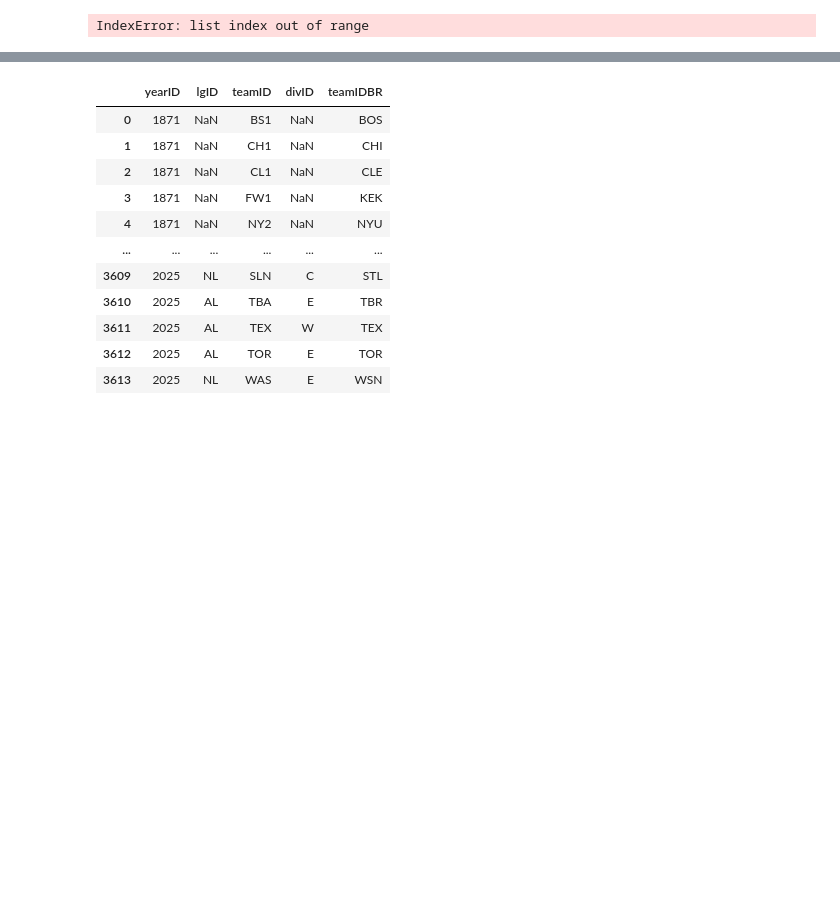
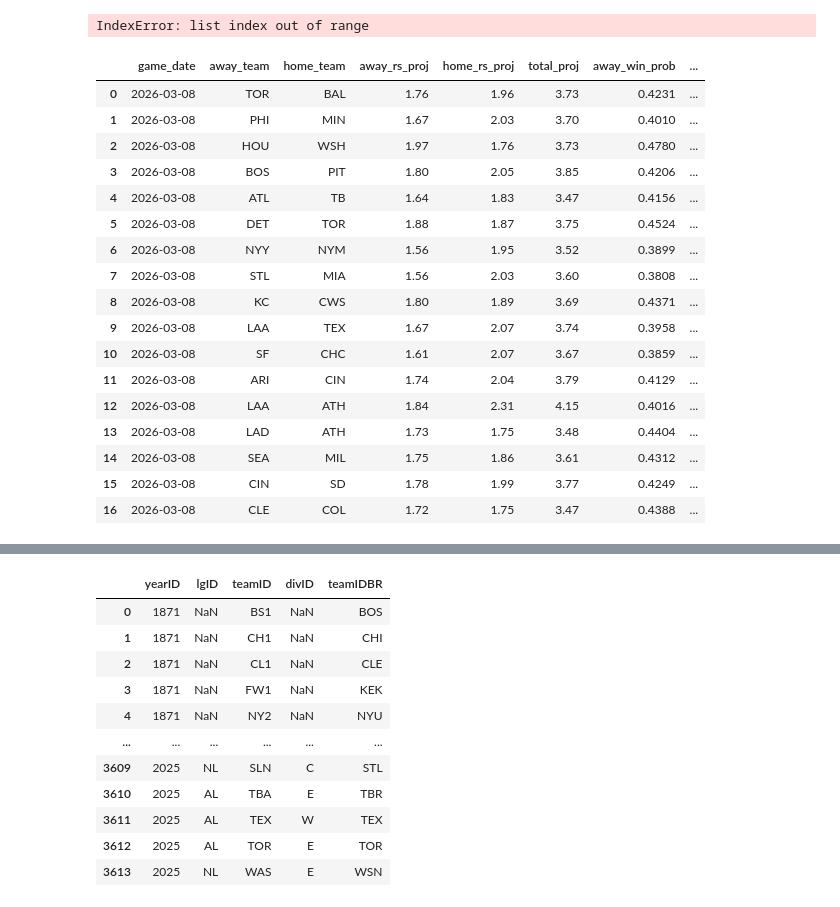
Before and after one commit to patrick-m-maloney/mlb-betting, a Jupyter notebook: notebooks/playground.ipynb, the cells around one changed output, grey strips where cells are left out. Saved outputs shown, nothing was run; the diff lists cells and outputs as text; code cells hidden in the pictures; blank space fills up the shorter version.

```diff
--- a/notebooks/playground.ipynb
+++ b/notebooks/playground.ipynb
@@ -115,0 +117,23 @@ lahman.head(4).to_clipboard()
+# %%
+pd.read_parquet('/Users/patrickmaloney/Documents/mlb-betting/data/simulations/simulation_results_20260308_1647.parquet')
+# display(pd.read_parquet('/Users/patrickmaloney/Documents/mlb-betting/data/simulations/simulation_results_20260308_1721.parquet'))
+display(pd.read_parquet('/Users/patrickmaloney/Documents/mlb-betting/data/simulations/simulation_results_20260308_1736.parquet'))
+# %% [output]
+|  | game_date | away_team | home_team | away_rs_proj | home_rs_proj | total_proj | away_win_prob | ... |
+| 0 | 2026-03-08 | TOR | BAL | 1.76 | 1.96 | 3.73 | 0.4231 | ... |
+| 1 | 2026-03-08 | PHI | MIN | 1.67 | 2.03 | 3.70 | 0.4010 | ... |
+| 2 | 2026-03-08 | HOU | WSH | 1.97 | 1.76 | 3.73 | 0.4780 | ... |
+| 3 | 2026-03-08 | BOS | PIT | 1.80 | 2.05 | 3.85 | 0.4206 | ... |
+| 4 | 2026-03-08 | ATL | TB | 1.64 | 1.83 | 3.47 | 0.4156 | ... |
+| 5 | 2026-03-08 | DET | TOR | 1.88 | 1.87 | 3.75 | 0.4524 | ... |
+| 6 | 2026-03-08 | NYY | NYM | 1.56 | 1.95 | 3.52 | 0.3899 | ... |
+| 7 | 2026-03-08 | STL | MIA | 1.56 | 2.03 | 3.60 | 0.3808 | ... |
+| 8 | 2026-03-08 | KC | CWS | 1.80 | 1.89 | 3.69 | 0.4371 | ... |
+| 9 | 2026-03-08 | LAA | TEX | 1.67 | 2.07 | 3.74 | 0.3958 | ... |
+| 10 | 2026-03-08 | SF | CHC | 1.61 | 2.07 | 3.67 | 0.3859 | ... |
+| 11 | 2026-03-08 | ARI | CIN | 1.74 | 2.04 | 3.79 | 0.4129 | ... |
+| 12 | 2026-03-08 | LAA | ATH | 1.84 | 2.31 | 4.15 | 0.4016 | ... |
+| 13 | 2026-03-08 | LAD | ATH | 1.73 | 1.75 | 3.48 | 0.4404 | ... |
+| 14 | 2026-03-08 | SEA | MIL | 1.75 | 1.86 | 3.61 | 0.4312 | ... |
+| 15 | 2026-03-08 | CIN | SD | 1.78 | 1.99 | 3.77 | 0.4249 | ... |
+| 16 | 2026-03-08 | CLE | COL | 1.72 | 1.75 | 3.47 | 0.4388 | ... |
```
Also changed, not shown: parts of 7 cells of this notebook, 4 other files.
